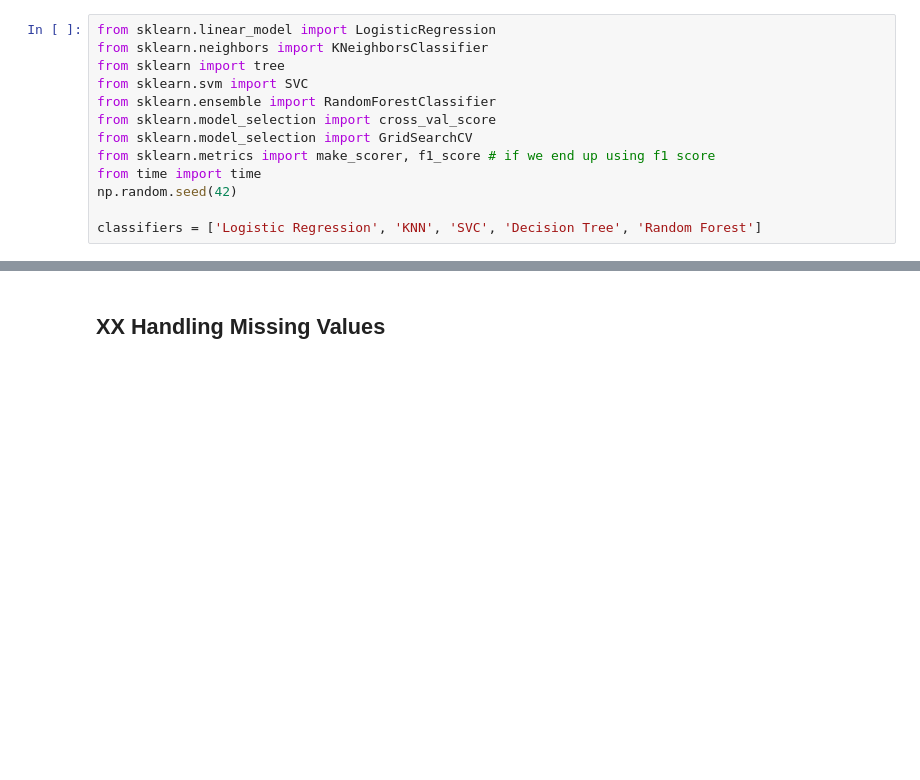
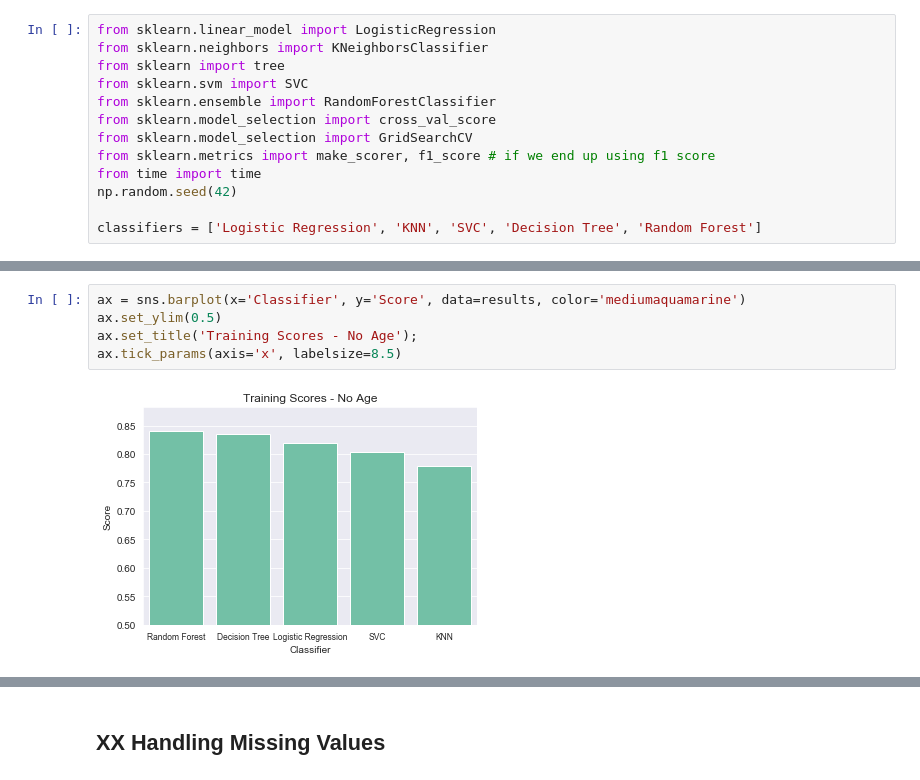
Before and after one commit to arsalanfardi/Titanic-Survival-Prediction, a Jupyter notebook: Titanic_Survival_Prediction.ipynb, the cells around one changed output, grey strips where cells are left out. Drawn from its saved outputs; the diff is of its cells as text; blank space fills up the shorter version.

```diff
--- a/Titanic_Survival_Prediction.ipynb
+++ b/Titanic_Survival_Prediction.ipynb
@@ -519,0 +516,7 @@ results.head()
+# %%
+ax = sns.barplot(x='Classifier', y='Score', data=results, color='mediumaquamarine')
+ax.set_ylim(0.5)
+ax.set_title('Training Scores - No Age');
+ax.tick_params(axis='x', labelsize=8.5)
+# %% [output]
+[figure, added]
```
Also changed, not shown: parts of 21 cells of this notebook.
